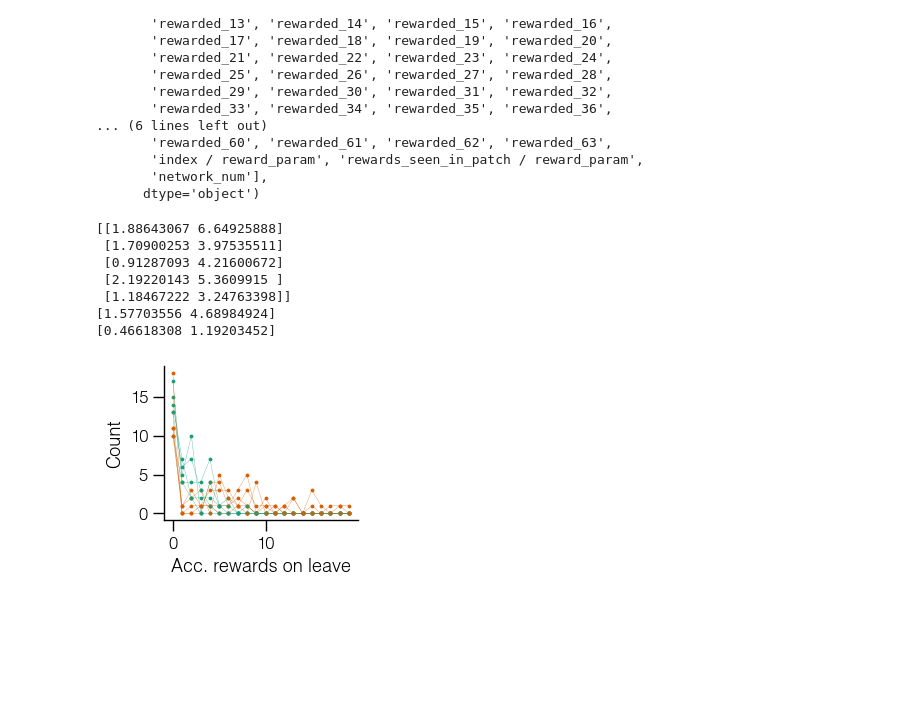
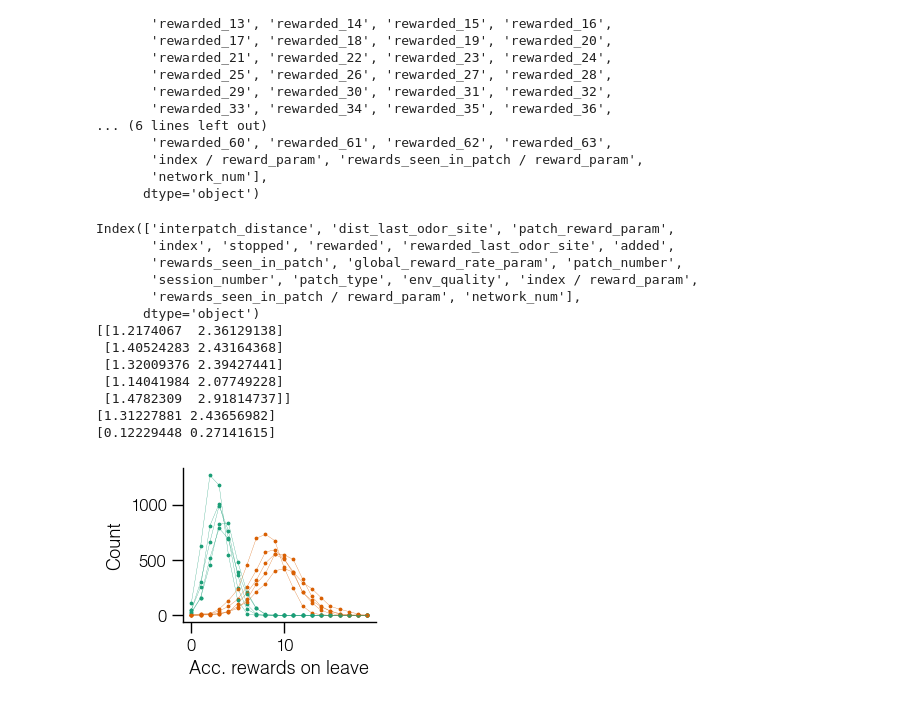
Before and after one commit to davidgbe/favorably_connected, a Jupyter notebook: code/notebooks/bulk_runs_jax/behavioral_gru_offset_exp_decay.ipynb, the cells around one changed output. Saved outputs shown, nothing was run; the diff lists cells and outputs as text; code cells hidden in the pictures; blank space fills up the shorter version.

Commit message:
update with working curriculum code and also agents that learn from global reward rate

```diff
--- a/code/notebooks/bulk_runs_jax/behavioral_gru_offset_exp_decay.ipynb
+++ b/code/notebooks/bulk_runs_jax/behavioral_gru_offset_exp_decay.ipynb
@@ -100,6 +102,6 @@ for i, data_path in enumerate(FIXED_EXP_GRU_INITIAL_PROB_OFFSET_NETWORKS):
 # %%
 dfs = [
-    load_odor_site_df(x, nn_num=nn_num)
+    load_odor_site_df(x, nn_num=nn_num, brief=False)
     for nn_num, x in enumerate(FIXED_EXP_GRU_INITIAL_PROB_OFFSET_NETWORKS)
 ]
 # %% [output]
@@ -116,6 +134,14 @@ Session summaries generated
 # %%
 for df in dfs:
-    plot_patch_statistics_by_session(df)
+    plot_patch_statistics_by_session(
+        df,
+        x_axis='patch_type',
+        offsets=[0, 0.6, 0.8],
+        x_mask=[0, 1, 1],
+        fixed_colors=True,
+        x_tick_labels=['Low', 'High'],
+        ylim_right=[0, 0.8],
+    )
 # %% [output]
 Passing `palette` without assigning `hue` is deprecated and will be removed in v0.14.0. Assign the `x` variable to `hue` and set `legend=False` for the same effect.
 
@@ -239,12 +390,13 @@ for df in dfs:
         df,
         'consecutive_misses',
         'rewards_seen_in_patch',
-        condition=lambda x: x[x['patch_number'] == 2],
+        condition=lambda x: x[x['patch_type'] == 2],
         invert_y=True,
         figsize=(5, 5),
         reverse=True,
         xlabel='Consecutive Failures',
         ylabel='Cumulative Rewards',
+        min_n=5,
     )
 None
 # %% [output]
@@ -279,12 +431,13 @@ for df in dfs:
         df,
         'dist_last_odor_site',
         'rewards_seen_in_patch',
-        condition=lambda x: x[x['patch_number'] == 2],
+        condition=lambda x: x[x['patch_type'] == 2],
         invert_y=True,
         figsize=(5, 5),
         reverse=True,
         xlabel='Inter-odor site interval',
         ylabel='Accumulated rewards',
+        min_n=5,
     )
 None
 # %% [output]
@@ -316,39 +469,45 @@ Index(['dist_last_odor_site', 'patch_reward_param', 'index', 'stopped',
 # %%
 patch_nums = [1, 2]
 colors = odor_colors[1:]
 fig, axs = plt.subplots(1, 1, figsize=(2.5, 2))
 
 print(dfs[0].columns)
 
 all_stds = []
 for df in dfs:
     stds_for_df = []
     for pn, c in zip(patch_nums, colors):
-        opt_out_sites = df[(df['stopped'] == 0) & (df['patch_number'] == pn)]
+        opt_out_sites = df[(df['stopped'] == 0) & (df['patch_type'] == pn)]
         mu_zero = (opt_out_sites['rewards_seen_in_patch'] - opt_out_sites['rewards_seen_in_patch'].mean())
         std = mu_zero.std()
         stds_for_df.append(std)
         vals, bins = np.histogram(opt_out_sites['rewards_seen_in_patch'], bins=np.arange(21))
         axs.plot(bins[:-1], vals, color=c, alpha=1, lw=0.2)
         axs.scatter(bins[:-1], vals, color=c, s=3)
     all_stds.append(stds_for_df)
 axs.set_xlabel('Acc. rewards on leave')
 axs.set_ylabel('Count')
 group_stds = np.array(all_stds)
 print(group_stds)
 print(group_stds.mean(axis=0))
 print(group_stds.std(axis=0))
 # axs.text(15, 1000, (
 #     rf'Low patch $\sigma$ = {group_stds.mean(axis=0)[0]:.1f} $\pm$ {group_stds.std(axis=0)[0]:.1f}' + '\n'
 #     + rf'High patch $\sigma$ = {group_stds.mean(axis=0)[1]:.1f} $\pm$ {group_stds.std(axis=0)[1]:.1f}'
 # ))
 format_plot(axs)
 # %% [output]
-[[1.88643067 6.64925888]
- [1.70900253 3.97535511]
- [0.91287093 4.21600672]
- [2.19220143 5.3609915 ]
- [1.18467222 3.24763398]]
-[1.57703556 4.68984924]
-[0.46618308 1.19203452]
+Index(['interpatch_distance', 'dist_last_odor_site', 'patch_reward_param',
+       'index', 'stopped', 'rewarded', 'rewarded_last_odor_site', 'added',
+       'rewards_seen_in_patch', 'global_reward_rate_param', 'patch_number',
+       'session_number', 'patch_type', 'env_quality', 'index / reward_param',
+       'rewards_seen_in_patch / reward_param', 'network_num'],
+      dtype='object')
+[[1.2174067  2.36129138]
+ [1.40524283 2.43164368]
+ [1.32009376 2.39427441]
+ [1.14041984 2.07749228]
+ [1.4782309  2.91814737]]
+[1.31227881 2.43656982]
+[0.12229448 0.27141615]
-[figure, old version]
+[figure, new version]
```
Also changed, not shown: parts of 17 cells of this notebook, 59 other files.
